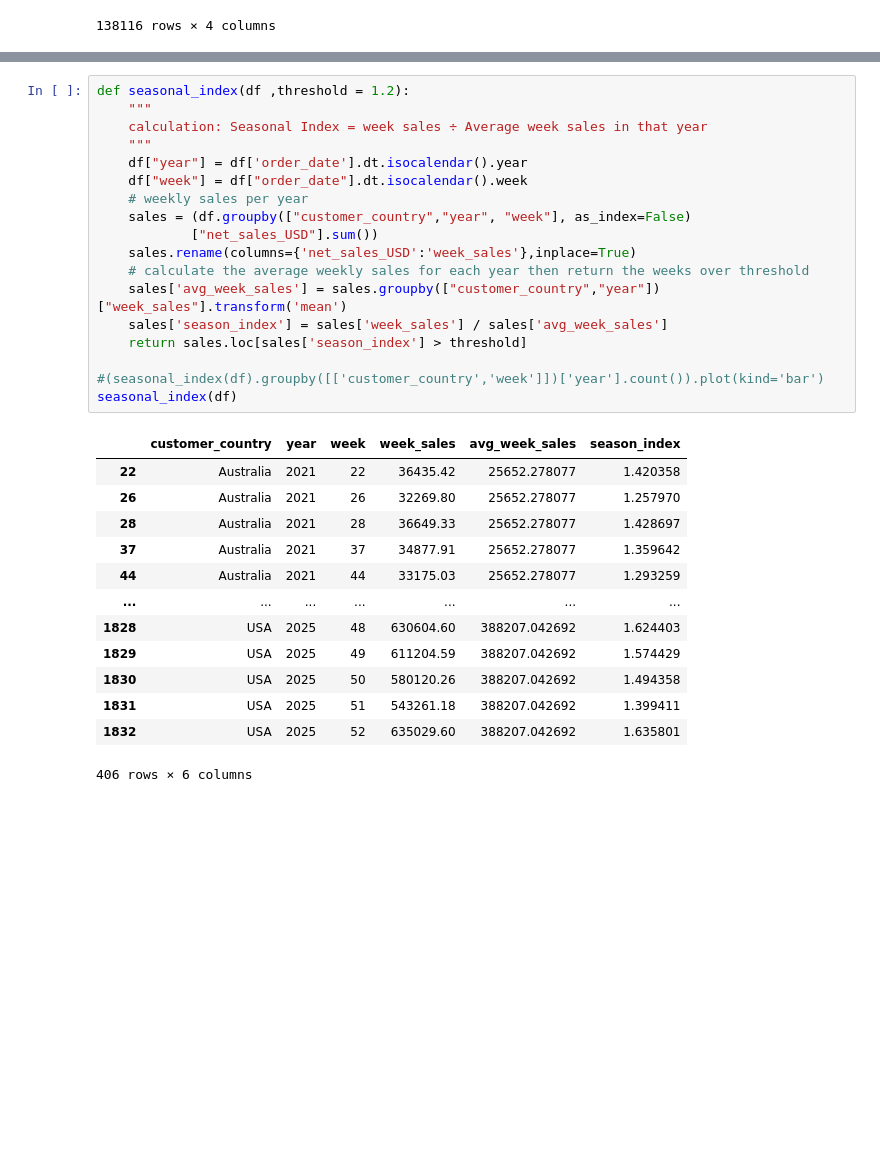
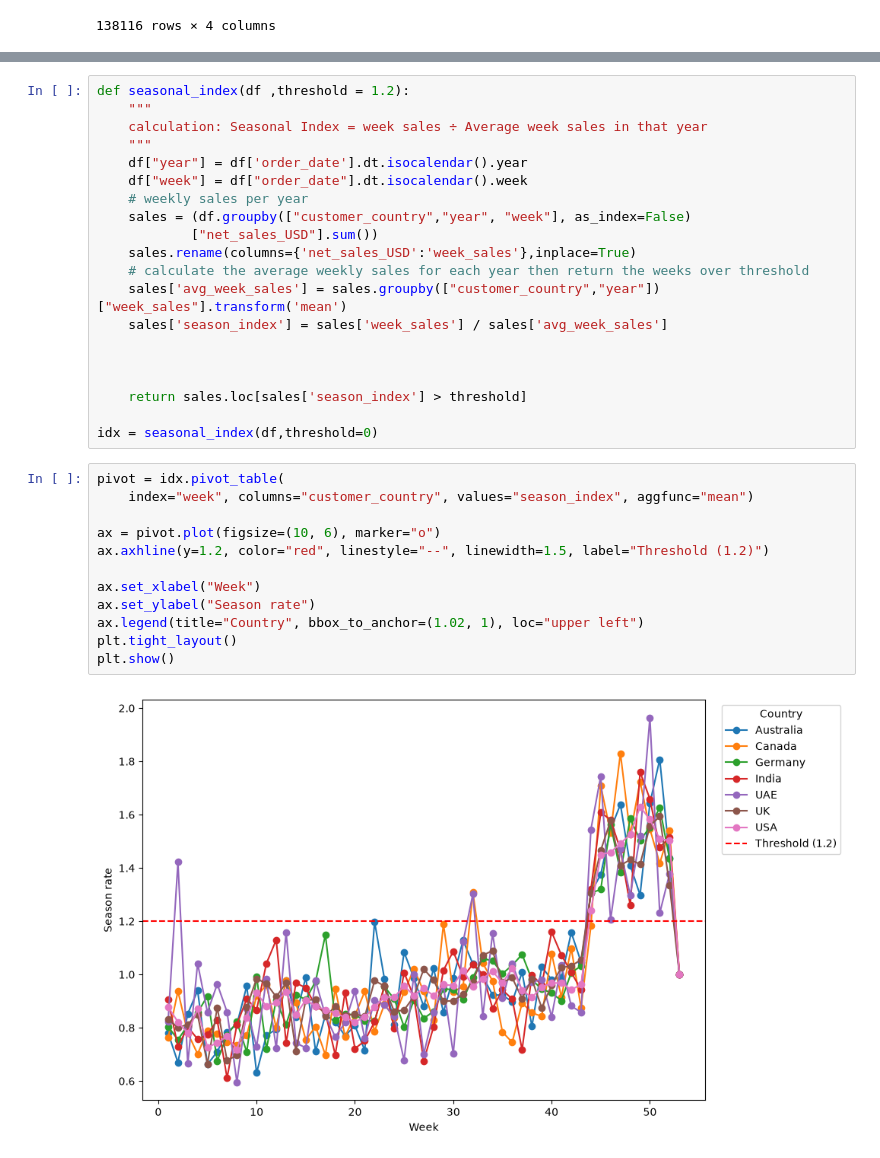
Before and after one commit to SalemAlattas02/Promotion-Profitability-Analysis, a Jupyter notebook: analysis.ipynb, the cells around one changed output, grey strips where cells are left out. Cells and saved outputs as stored; diff of their text form; blank space fills up the shorter version.

Commit message:
adding plots for season index

```diff
--- a/analysis.ipynb
+++ b/analysis.ipynb
@@ -211,21 +210,23 @@ def seasonal_index(df ,threshold = 1.2):
     # calculate the average weekly sales for each year then return the weeks over threshold
     sales['avg_week_sales'] = sales.groupby(["customer_country","year"])["week_sales"].transform('mean')
     sales['season_index'] = sales['week_sales'] / sales['avg_week_sales']
+
+
+
     return sales.loc[sales['season_index'] > threshold]
 
-#(seasonal_index(df).groupby([['customer_country','week']])['year'].count()).plot(kind='bar')
-seasonal_index(df)
+idx = seasonal_index(df,threshold=0)
-# %% [output]
-|  | customer_country | year | week | week_sales | avg_week_sales | season_index |
-| 22 | Australia | 2021 | 22 | 36435.42 | 25652.278077 | 1.420358 |
-| 26 | Australia | 2021 | 26 | 32269.80 | 25652.278077 | 1.257970 |
-| 28 | Australia | 2021 | 28 | 36649.33 | 25652.278077 | 1.428697 |
-| 37 | Australia | 2021 | 37 | 34877.91 | 25652.278077 | 1.359642 |
-| 44 | Australia | 2021 | 44 | 33175.03 | 25652.278077 | 1.293259 |
-| ... | ... | ... | ... | ... | ... | ... |
-| 1828 | USA | 2025 | 48 | 630604.60 | 388207.042692 | 1.624403 |
-| 1829 | USA | 2025 | 49 | 611204.59 | 388207.042692 | 1.574429 |
-| 1830 | USA | 2025 | 50 | 580120.26 | 388207.042692 | 1.494358 |
-| 1831 | USA | 2025 | 51 | 543261.18 | 388207.042692 | 1.399411 |
-| 1832 | USA | 2025 | 52 | 635029.60 | 388207.042692 | 1.635801 |
-406 rows × 6 columns
+# %%
+pivot = idx.pivot_table(
+    index="week", columns="customer_country", values="season_index", aggfunc="mean")
+
+ax = pivot.plot(figsize=(10, 6), marker="o")
+ax.axhline(y=1.2, color="red", linestyle="--", linewidth=1.5, label="Threshold (1.2)")
+
+ax.set_xlabel("Week")
+ax.set_ylabel("Season rate")
+ax.legend(title="Country", bbox_to_anchor=(1.02, 1), loc="upper left")
+plt.tight_layout()
+plt.show()
+# %% [output]
+[figure, added]
```
Also changed, not shown: parts of 4 cells of this notebook.
